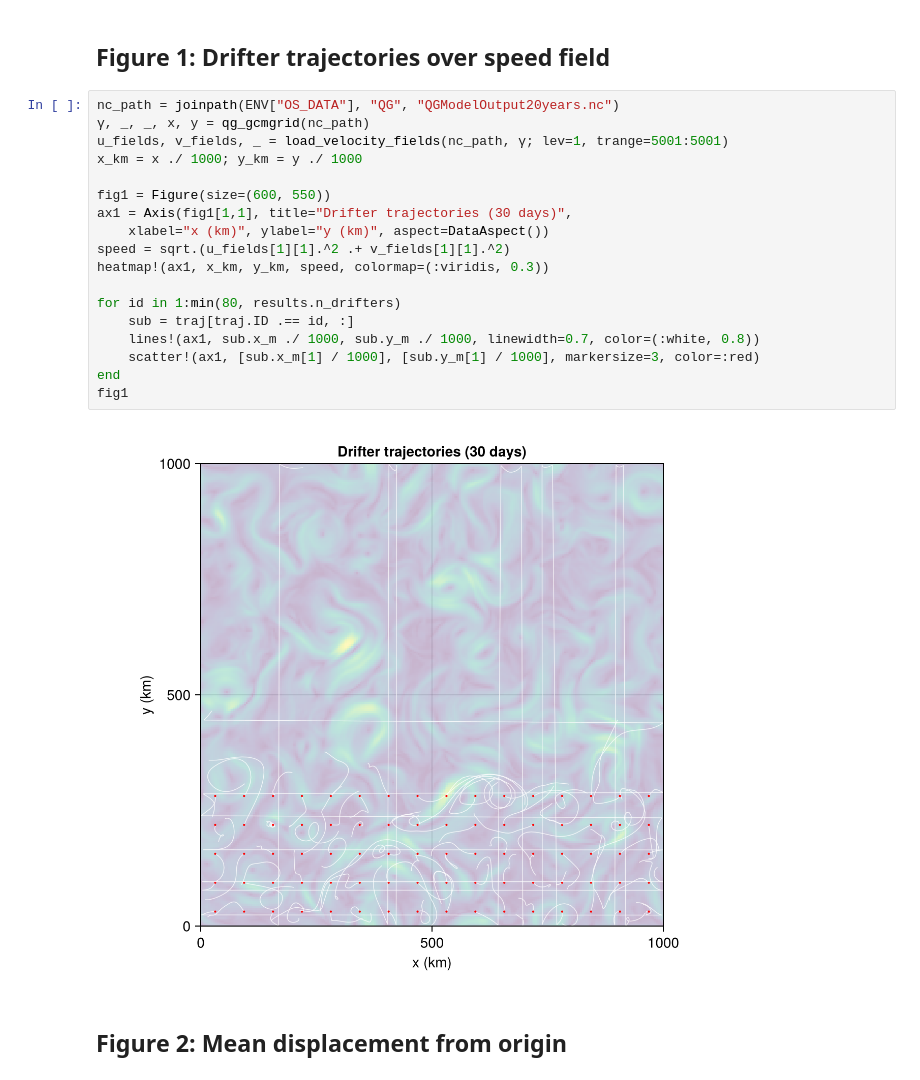
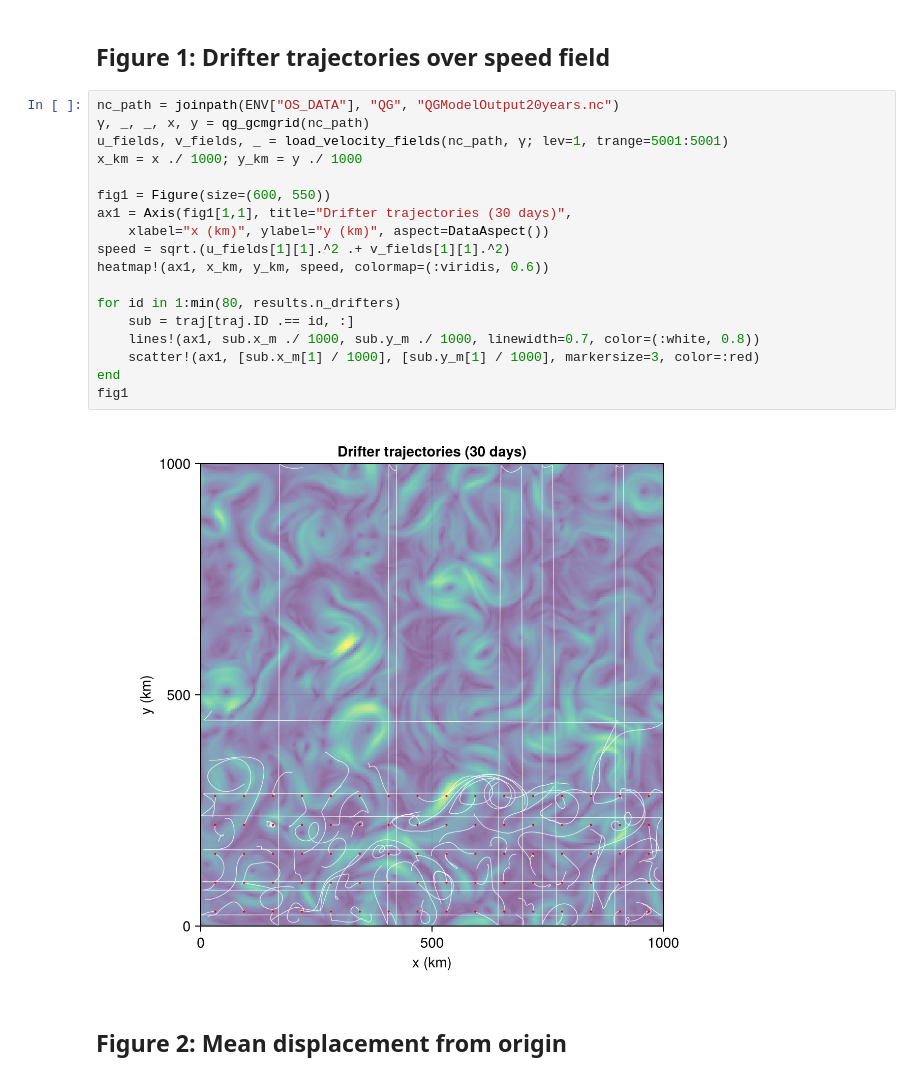
Before and after one commit to Sea-Meets-the-Stars/cugn, a Jupyter notebook: papers/Structure/Analysis/QG/test_qg_drifters.ipynb, the cells around one changed output. Cells and saved outputs as stored; diff of their text form.

```diff
--- a/papers/Structure/Analysis/QG/test_qg_drifters.ipynb
+++ b/papers/Structure/Analysis/QG/test_qg_drifters.ipynb
@@ -39,23 +39,23 @@ Trajectory table: 7936 rows
 # %%
 nc_path = joinpath(ENV["OS_DATA"], "QG", "QGModelOutput20years.nc")
 γ, _, _, x, y = qg_gcmgrid(nc_path)
 u_fields, v_fields, _ = load_velocity_fields(nc_path, γ; lev=1, trange=5001:5001)
 x_km = x ./ 1000; y_km = y ./ 1000
 
 fig1 = Figure(size=(600, 550))
 ax1 = Axis(fig1[1,1], title="Drifter trajectories (30 days)",
     xlabel="x (km)", ylabel="y (km)", aspect=DataAspect())
 speed = sqrt.(u_fields[1][1].^2 .+ v_fields[1][1].^2)
-heatmap!(ax1, x_km, y_km, speed, colormap=(:viridis, 0.3))
+heatmap!(ax1, x_km, y_km, speed, colormap=(:viridis, 0.6))
 
 for id in 1:min(80, results.n_drifters)
     sub = traj[traj.ID .== id, :]
     lines!(ax1, sub.x_m ./ 1000, sub.y_m ./ 1000, linewidth=0.7, color=(:white, 0.8))
     scatter!(ax1, [sub.x_m[1] / 1000], [sub.y_m[1] / 1000], markersize=3, color=:red)
 end
 fig1
 # %% [output]
-[figure, old version]
+[figure, new version]
 # %% [markdown]
 ## Figure 2: Mean displacement from origin
 # %%
```
Also changed, not shown: parts of 3 cells of this notebook, 3 other files.
